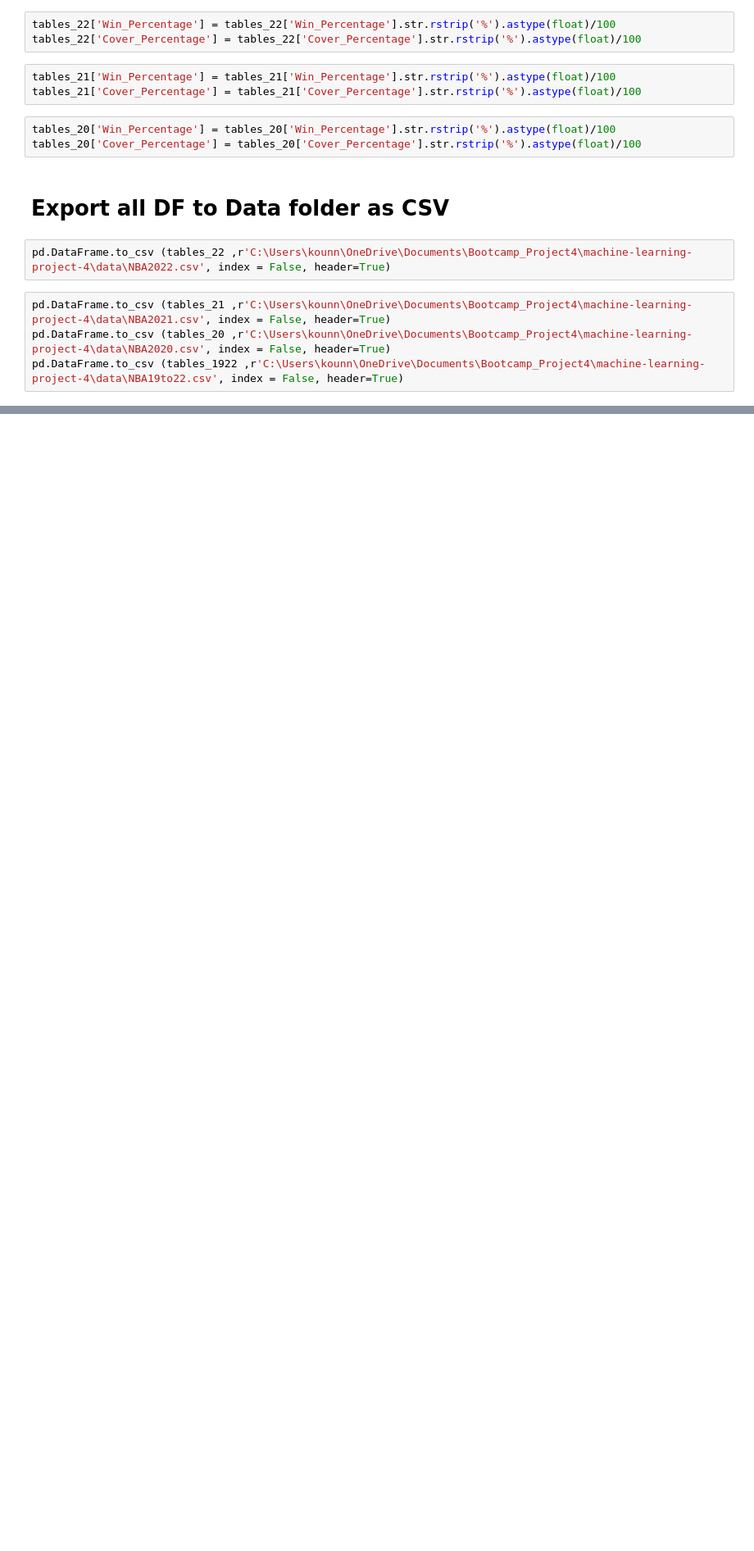
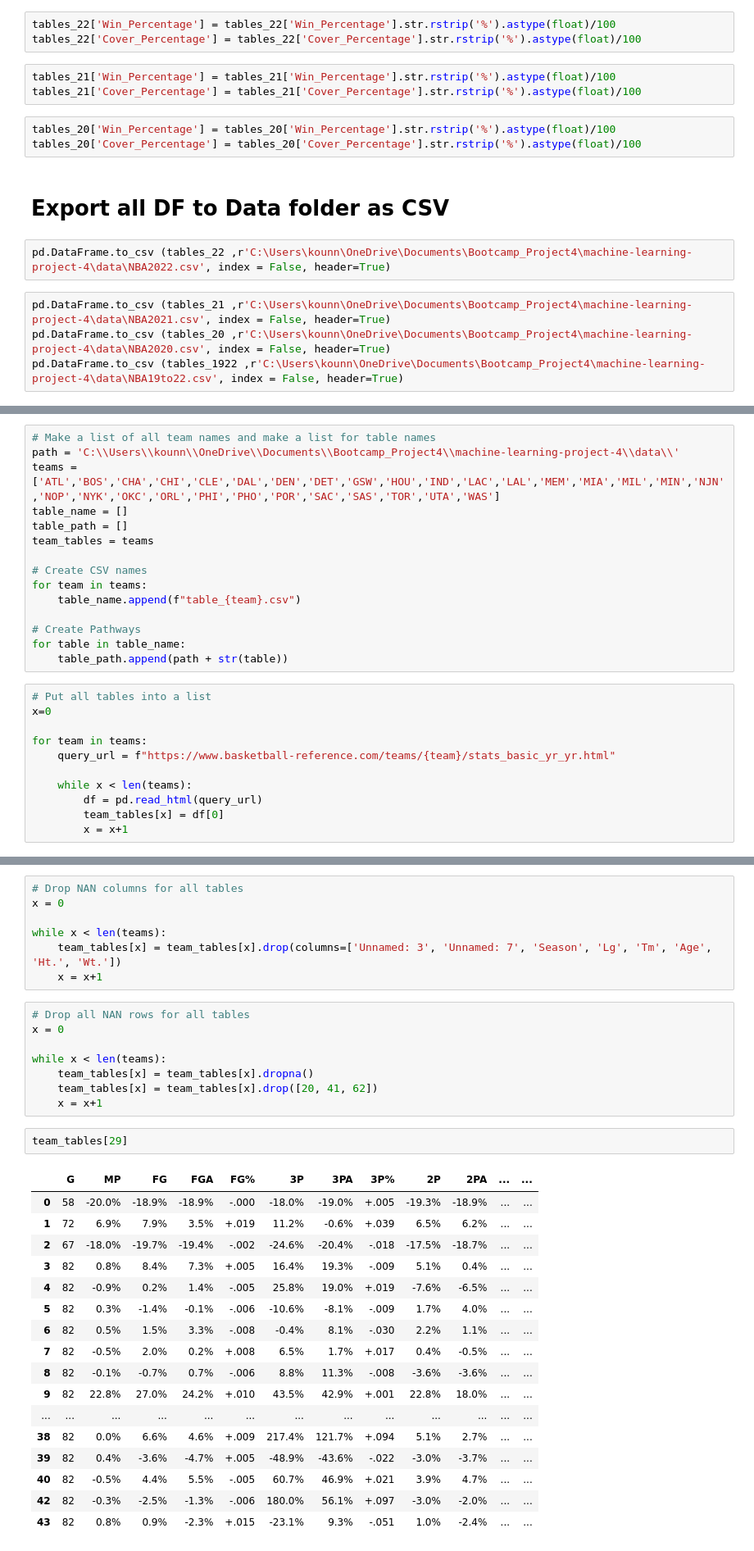
Before and after one commit to almulldreyer/machine-learning-project-4, a Jupyter notebook: main/Testing_Scrape.ipynb, the cells around one changed output, grey strips where cells are left out. Shown at 82% size. Cells and saved outputs as stored; diff of their text form; blank space fills up the shorter version.

Commit message:
new data

```diff
--- a/main/TeamRank_Scrape.ipynb
+++ b/main/Testing_Scrape.ipynb
@@ -408,0 +411,26 @@ pd.DataFrame.to_csv (tables_1922 ,r'C:\Users\kounn\OneDrive\Documents\Bootcamp_P
+# %%
+# Make a list of all team names and make a list for table names
+path = 'C:\\Users\\kounn\\OneDrive\\Documents\\Bootcamp_Project4\\machine-learning-project-4\\data\\'
+teams = ['ATL','BOS','CHA','CHI','CLE','DAL','DEN','DET','GSW','HOU','IND','LAC','LAL','MEM','MIA','MIL','MIN','NJN','NOP','NYK','OKC','ORL','PHI','PHO','POR','SAC','SAS','TOR','UTA','WAS']
+table_name = []
+table_path = []
+team_tables = teams
+
+# Create CSV names
+for team in teams:
+    table_name.append(f"table_{team}.csv")
+
+# Create Pathways
+for table in table_name:
+    table_path.append(path + str(table))
+# %%
+# Put all tables into a list
+x=0
+
+for team in teams:
+    query_url = f"https://www.basketball-reference.com/teams/{team}/stats_basic_yr_yr.html"
+
+    while x < len(teams):
+        df = pd.read_html(query_url)
+        team_tables[x] = df[0]
+        x = x+1
@@ -408,0 +439,35 @@ pd.DataFrame.to_csv (tables_1922 ,r'C:\Users\kounn\OneDrive\Documents\Bootcamp_P
+# %%
+# Drop NAN columns for all tables
+x = 0
+
+while x < len(teams):
+    team_tables[x] = team_tables[x].drop(columns=['Unnamed: 3', 'Unnamed: 7', 'Season', 'Lg', 'Tm', 'Age', 'Ht.', 'Wt.'])
+    x = x+1
+# %%
+# Drop all NAN rows for all tables
+x = 0
+
+while x < len(teams):
+    team_tables[x] = team_tables[x].dropna()
+    team_tables[x] = team_tables[x].drop([20, 41, 62])
+    x = x+1
+# %%
+team_tables[29]
+# %% [output]
+|  | G | MP | FG | FGA | FG% | 3P | 3PA | 3P% | 2P | 2PA | ... | ... |
+| 0 | 58 | -20.0% | -18.9% | -18.9% | -.000 | -18.0% | -19.0% | +.005 | -19.3% | -18.9% | ... | ... |
+| 1 | 72 | 6.9% | 7.9% | 3.5% | +.019 | 11.2% | -0.6% | +.039 | 6.5% | 6.2% | ... | ... |
+| 2 | 67 | -18.0% | -19.7% | -19.4% | -.002 | -24.6% | -20.4% | -.018 | -17.5% | -18.7% | ... | ... |
+| 3 | 82 | 0.8% | 8.4% | 7.3% | +.005 | 16.4% | 19.3% | -.009 | 5.1% | 0.4% | ... | ... |
+| 4 | 82 | -0.9% | 0.2% | 1.4% | -.005 | 25.8% | 19.0% | +.019 | -7.6% | -6.5% | ... | ... |
+| 5 | 82 | 0.3% | -1.4% | -0.1% | -.006 | -10.6% | -8.1% | -.009 | 1.7% | 4.0% | ... | ... |
+| 6 | 82 | 0.5% | 1.5% | 3.3% | -.008 | -0.4% | 8.1% | -.030 | 2.2% | 1.1% | ... | ... |
+| 7 | 82 | -0.5% | 2.0% | 0.2% | +.008 | 6.5% | 1.7% | +.017 | 0.4% | -0.5% | ... | ... |
+| 8 | 82 | -0.1% | -0.7% | 0.7% | -.006 | 8.8% | 11.3% | -.008 | -3.6% | -3.6% | ... | ... |
+| 9 | 82 | 22.8% | 27.0% | 24.2% | +.010 | 43.5% | 42.9% | +.001 | 22.8% | 18.0% | ... | ... |
+| ... | ... | ... | ... | ... | ... | ... | ... | ... | ... | ... | ... | ... |
+| 38 | 82 | 0.0% | 6.6% | 4.6% | +.009 | 217.4% | 121.7% | +.094 | 5.1% | 2.7% | ... | ... |
+| 39 | 82 | 0.4% | -3.6% | -4.7% | +.005 | -48.9% | -43.6% | -.022 | -3.0% | -3.7% | ... | ... |
+| 40 | 82 | -0.5% | 4.4% | 5.5% | -.005 | 60.7% | 46.9% | +.021 | 3.9% | 4.7% | ... | ... |
+| 42 | 82 | -0.3% | -2.5% | -1.3% | -.006 | 180.0% | 56.1% | +.097 | -3.0% | -2.0% | ... | ... |
+| 43 | 82 | 0.8% | 0.9% | -2.3% | +.015 | -23.1% | 9.3% | -.051 | 1.0% | -2.4% | ... | ... |
```
Also changed, not shown: parts of 15 cells of this notebook, 36 other files.
